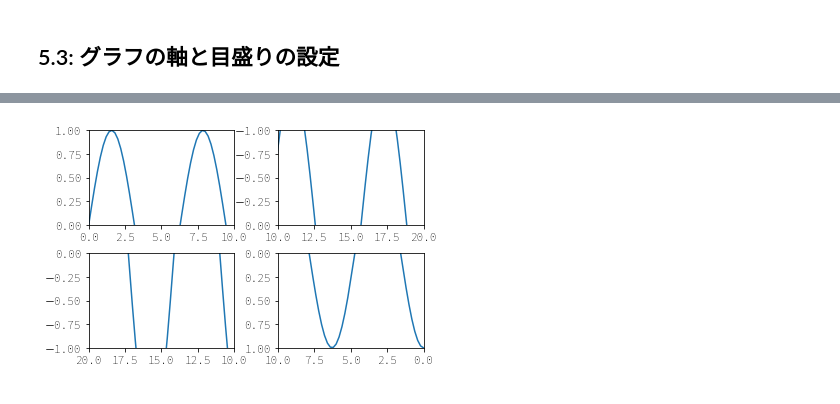
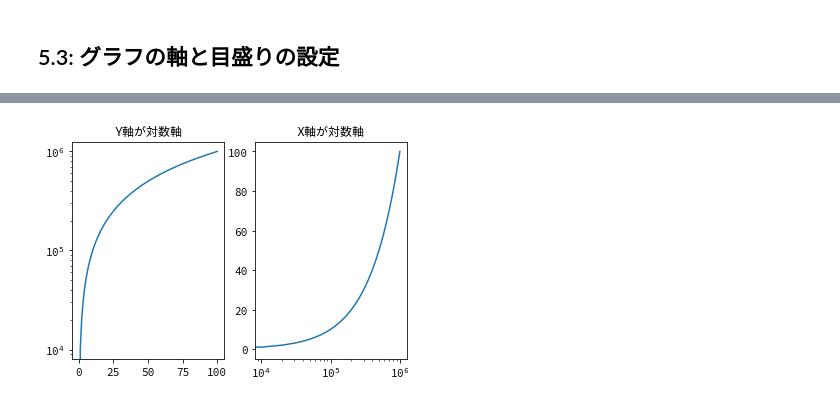
Before and after one commit to practical-jupyter/sample-code-2nd, a Jupyter notebook: notebooks/5-03.ipynb, the cells around one changed output, grey strips where cells are left out. Cells and saved outputs as stored; diff of their text form; code cells hidden in the pictures.

```diff
--- a/notebooks/5-03.ipynb
+++ b/notebooks/5-03.ipynb
@@ -76,30 +64,22 @@ fig.subplots_adjust(hspace=0.3, wspace=0.3)
-# %%
-# リスト 5.3.3　軸の範囲設定
-
-fig, axes = plt.subplots(2, 2)
-
-# 折れ線グラフの描画
-axes[0, 0].plot(x1, y1)
-axes[0, 1].plot(x2, y2)
-axes[1, 0].plot(x3, y3)
-axes[1, 1].plot(x4, y4)
-
-# X軸の範囲の設定
-axes[0, 0].set_xlim(0, 10)
-axes[0, 1].set_xlim(10, 20)
-axes[1, 0].set_xlim(20, 10)
-axes[1, 1].set_xlim(10, 0)
-
-# Y軸の範囲の設定
-axes[0, 0].set_ylim(0, 1)
-axes[0, 1].set_ylim(0, -1)
-axes[1, 0].set_ylim(-1, 0)
-axes[1, 1].set_ylim(1, 0)
-
-# サブプロット間スペースの調整
-fig.subplots_adjust(hspace=0.3, wspace=0.3)
-# %% [output]
-[figure, removed]
+# %%
+# リスト 5.3.4　対数目盛りの設定
+
+a = np.linspace(0, 100, 100)
+b = np.linspace(0, 1000000, 100)
+
+fig, axes = plt.subplots(1, 2)
+
+axes[0].plot(a, b)
+axes[1].plot(b, a)
+
+# 軸を対数に設定
+axes[0].set_yscale("log")
+axes[1].set_xscale("log")
+
+axes[0].set_title("Y軸が対数軸")
+axes[1].set_title("X軸が対数軸");
+# %% [output]
+[figure, added]
 # %%
 # リスト 5.3.5　複数軸を設定
 
```
Also changed, not shown: parts of 9 cells of this notebook.
